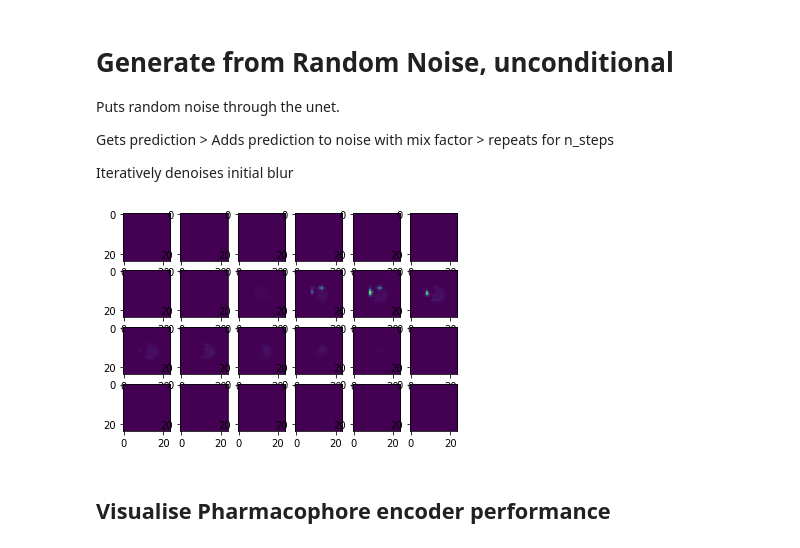
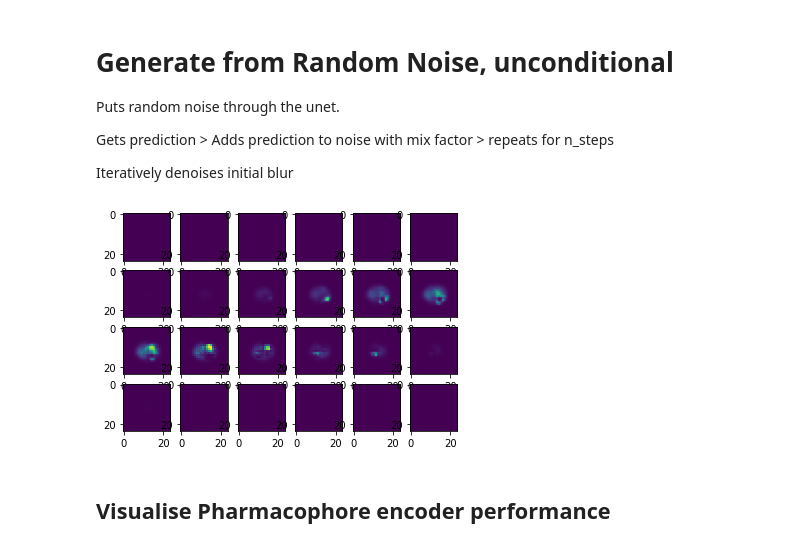
Before and after one commit to cmwoodley/diffdream, a Jupyter notebook: notebooks/notebook_2.ipynb, the cells around one changed output. Saved outputs shown, nothing was run; the diff lists cells and outputs as text; code cells hidden in the pictures.

```diff
--- a/notebooks/notebook_2.ipynb
+++ b/notebooks/notebook_2.ipynb
@@ -63,36 +94,35 @@ for i in range(n_steps):
 torch.save(pred.cpu(), "predicted_shape.pkl")
 
 # pred -= pred.min(1, keepdim=True)[0]
 # pred /= pred.max(1, keepdim=True)[0]
 
 try:
     pred = pred.cpu().detach().numpy()
 except:
     print("Already on cpu")
 
-# pred = channels
 
 fields = [pred[0][0][i] for i in range(24)]
 
 combined_data = np.array(fields)
 #Get the min and max of all your data
 _min, _max = np.amin(combined_data), np.amax(combined_data)
 
 fig, axs = plt.subplots(4,6)
 
-j = 2
+j = 0
 
 for i in range(24):
     if i < 6:
         axs[0,i].imshow(pred[0][j][i],cmap="viridis", vmin = _min, vmax = _max)
     if i>= 6 and i < 12:
         axs[1,i-6].imshow(pred[0][j][i],cmap="viridis", vmin = _min, vmax = _max)
     if i>= 12 and i < 18:
         axs[2,i-12].imshow(pred[0][j][i],cmap="viridis", vmin = _min, vmax = _max)
     if i>= 18:
         axs[3,i-18].imshow(pred[0][j][i],cmap="viridis", vmin = _min, vmax = _max)
 # %% [output]
-[figure, old version]
+[figure, new version]
 # %% [markdown]
 ## Visualise Pharmacophore encoder performance
 # %%
```
Also changed, not shown: parts of 25 cells of this notebook, 4 other files.
